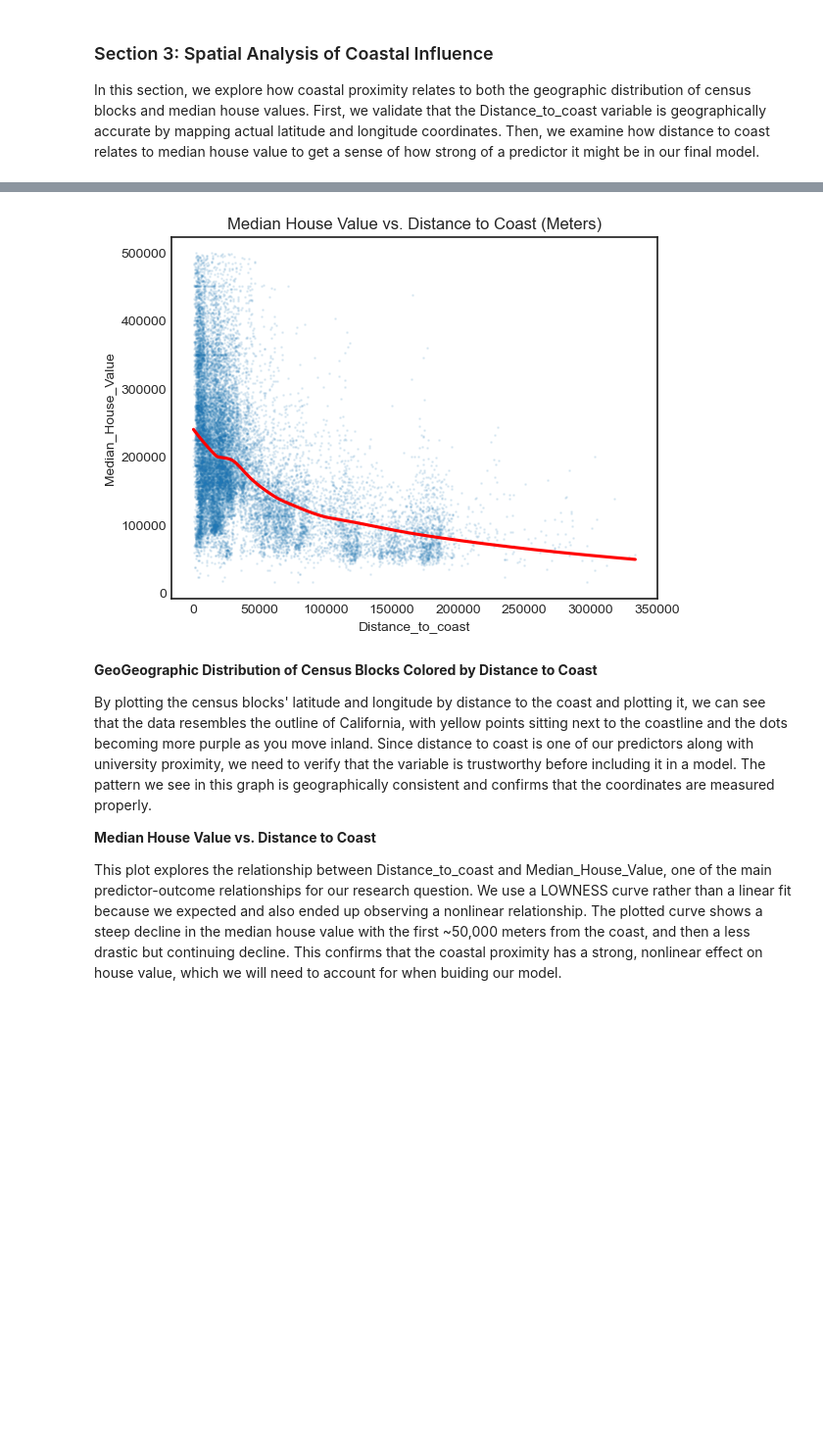
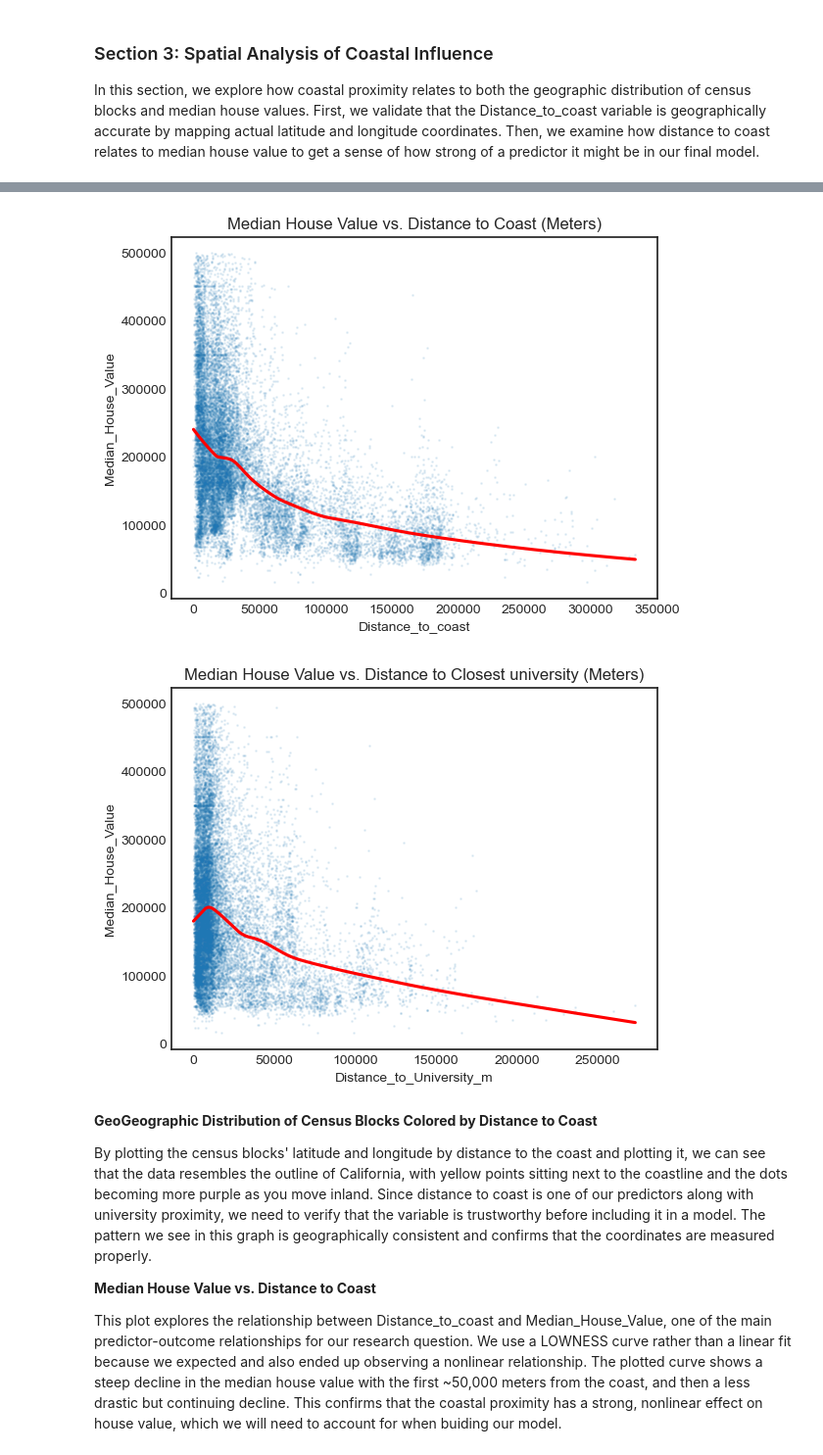
Before and after one commit to COGS108/Group091_WI26, a Jupyter notebook: 03-FinalProject.ipynb, the cells around one changed output, grey strips where cells are left out. Shown at 98% size. Saved outputs shown, nothing was run; the diff lists cells and outputs as text; code cells hidden in the pictures; blank space fills up the shorter version.

Commit message:
added visual for distance to university and median house value

```diff
--- a/03-FinalProject.ipynb
+++ b/03-FinalProject.ipynb
@@ -761,33 +761,46 @@ cbar.set_label('Distance to Coast (meters)')
 plt.xlabel('Longitude')
 plt.ylabel('Latitude')
 plt.title('Geographic Distribution of Census Blocks Colored by Distance to Coast')
 
 plt.grid(True, linestyle='--', alpha=0.5)
 
 plt.show()
 
 # - Looking at the plot, we can see that distance to coast and longitude/latitude seem to both correctly/accurately measured in the data.
 # - We can see the outline of California being shown, with a gradient showing data points nearest to the coast in the yellow color and moving towards purple as the points are farther away from the coast
 
 
 # Plot 2
 # Show relationship between Median House Value vs. Distance to Coast
 sns.regplot(data=houses,
             x='Distance_to_coast',
             y='Median_House_Value',
             lowess=True,
             scatter_kws={'alpha': 0.1, 's': 1},
             line_kws={'color': 'red'})
 
 plt.title('Median House Value vs. Distance to Coast (Meters)')
 plt.show()
 
+# Plot 3
+# Show relationship between Median House Value vs. Distance to Closest University
+sns.regplot(data=houses,
+            x='Distance_to_University_m',
+            y='Median_House_Value',
+            lowess=True,
+            scatter_kws={'alpha': 0.1, 's': 1},
+            line_kws={'color': 'red'})
+
+plt.title('Median House Value vs. Distance to Closest university (Meters)')
+plt.show()
+
 # Looking at the plot, we can notice a clear negative, nonlinear relationship between median house value and distance to coast.
 # This means as we get farther from the coast, the median house value tends to drop
 # The nonlinear relationship shows, like distance to a nearest university, at a certain point, the median house value drops steeply.
 # %% [output]
 [figure]
 [figure]
+[figure, added]
 # %% [markdown]
 **GeoGeographic Distribution of Census Blocks Colored by Distance to Coast**
 
```
